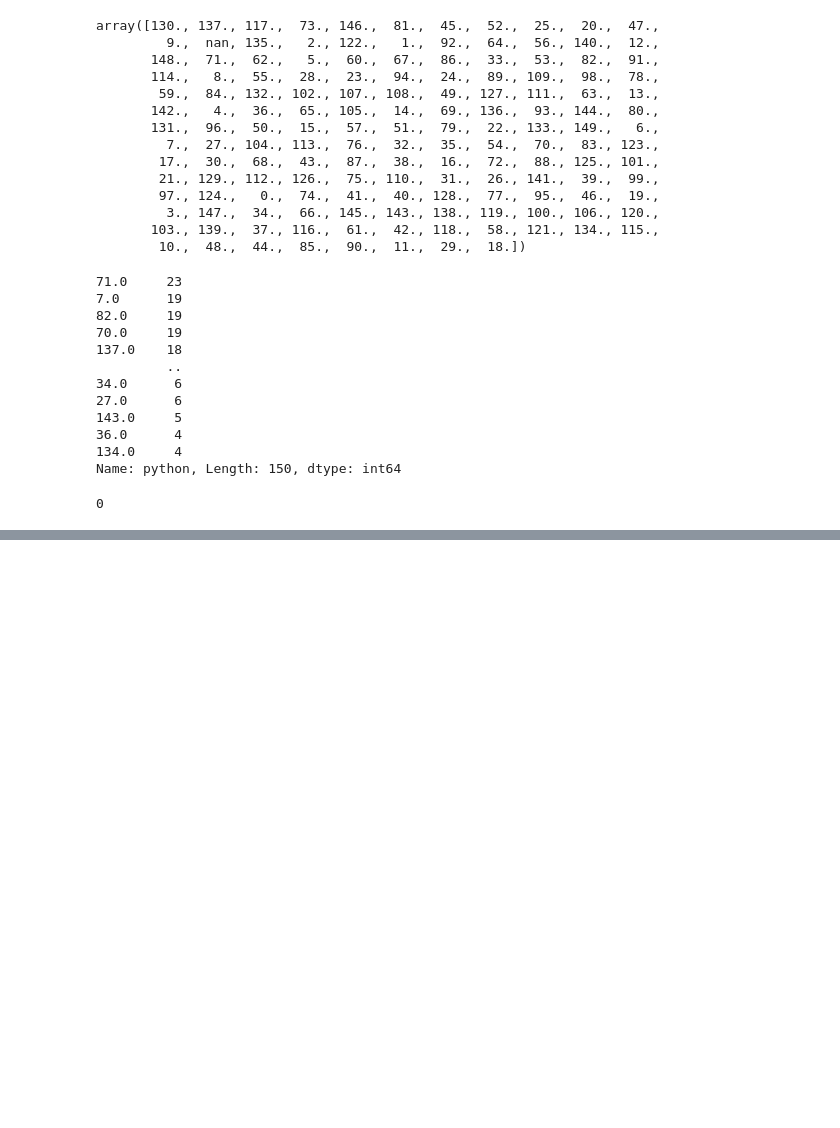
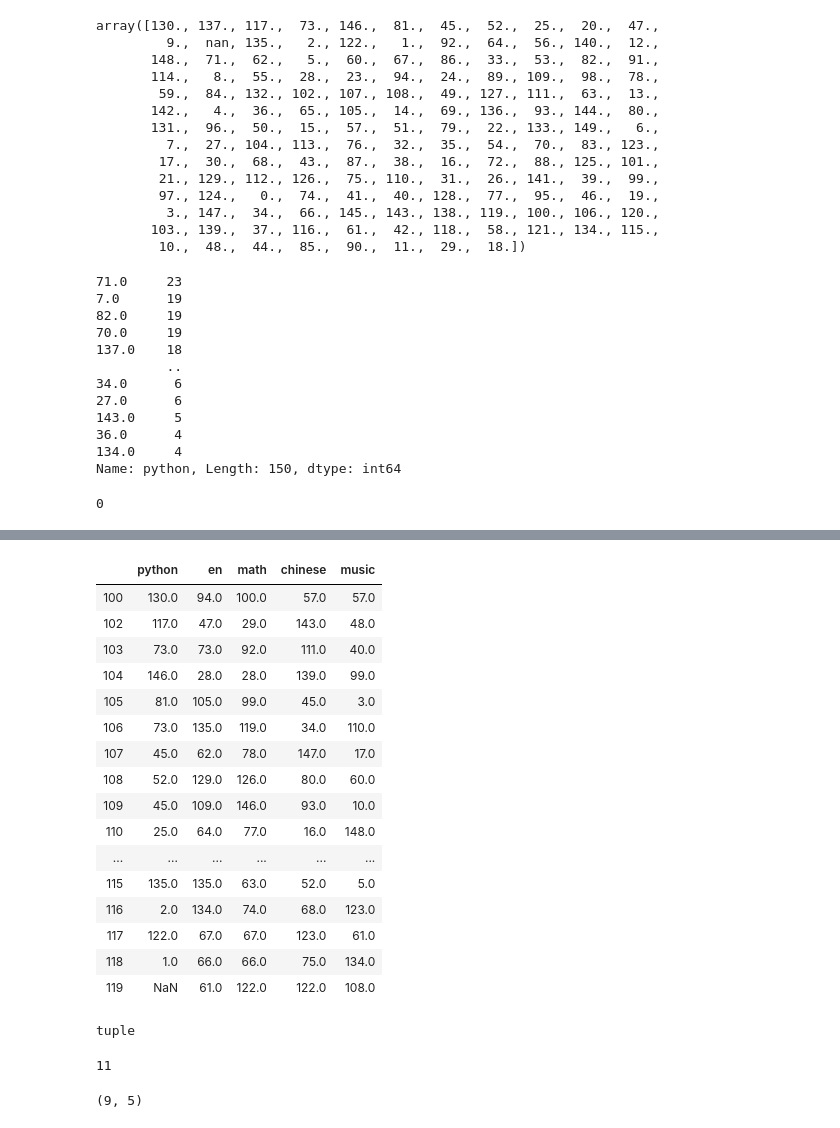
Before and after one commit to 476310982/Hello_python, a Jupyter notebook: 1_DataAnalysis/pandas_use/code/pandas_数据清洗之空数据2_20191127.ipynb, the cells around one changed output, grey strips where cells are left out. Saved outputs shown, nothing was run; the diff lists cells and outputs as text; code cells hidden in the pictures; blank space fills up the shorter version.

Commit message:
pandas_MultIndex 20191127 17:32

```diff
--- a/1_DataAnalysis/pandas_use/code/pandas_数据清洗之空数据2_20191127.ipynb
+++ b/1_DataAnalysis/pandas_use/code/pandas_数据清洗之空数据2_20191127.ipynb
@@ -116,0 +256,41 @@ TypeError: "value" parameter must be a scalar or dict, but you passed a "list"
+# %%
+df6.drop(labels=101,axis=0)
+# %% [output]
+|  | python | en | math | chinese | music |
+| 100 | 130.0 | 94.0 | 100.0 | 57.0 | 57.0 |
+| 102 | 117.0 | 47.0 | 29.0 | 143.0 | 48.0 |
+| 103 | 73.0 | 73.0 | 92.0 | 111.0 | 40.0 |
+| 104 | 146.0 | 28.0 | 28.0 | 139.0 | 99.0 |
+| 105 | 81.0 | 105.0 | 99.0 | 45.0 | 3.0 |
+| 106 | 73.0 | 135.0 | 119.0 | 34.0 | 110.0 |
+| 107 | 45.0 | 62.0 | 78.0 | 147.0 | 17.0 |
+| 108 | 52.0 | 129.0 | 126.0 | 80.0 | 60.0 |
+| 109 | 45.0 | 109.0 | 146.0 | 93.0 | 10.0 |
+| 110 | 25.0 | 64.0 | 77.0 | 16.0 | 148.0 |
+| ... | ... | ... | ... | ... | ... |
+| 115 | 135.0 | 135.0 | 63.0 | 52.0 | 5.0 |
+| 116 | 2.0 | 134.0 | 74.0 | 68.0 | 123.0 |
+| 117 | 122.0 | 67.0 | 67.0 | 123.0 | 61.0 |
+| 118 | 1.0 | 66.0 | 66.0 | 75.0 | 134.0 |
+| 119 | NaN | 61.0 | 122.0 | 122.0 | 108.0 |
+# %%
+type(df5.shape)#tuple
+# %% [output]
+tuple
+# %%
+# df5 = df5.dropna(axis=0)
+sum = 0
+
+for i in range(df5.shape[0]):
+    #判断该行样本数据内是否存在空值NaN
+    if df5.loc[df5.index[i]].isnull().any():
+        sum+=1
+#统计行数
+sum
+# %% [output]
+11
+# %%
+df5 = df5.dropna(axis=0)
+df5.shape
+# %% [output]
+(9, 5)
```
Also changed, not shown: parts of 13 cells of this notebook, 2 other files.
